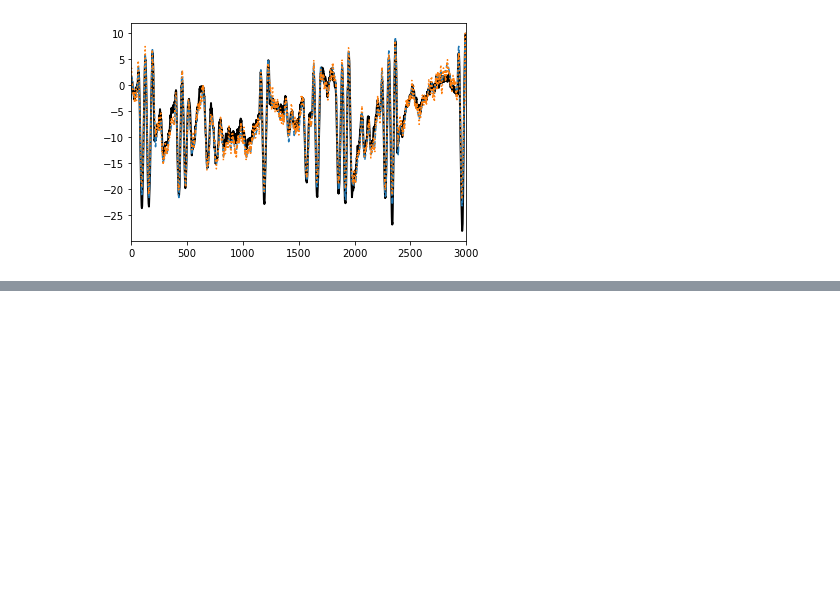
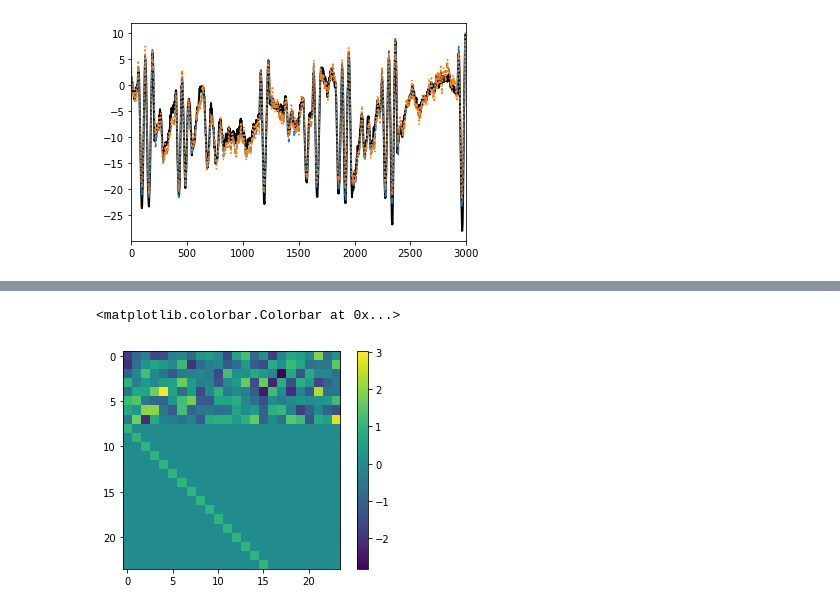
Before and after one commit to themattinthehatt/behavenet, a Jupyter notebook: behavenet/analyses/notebooks/bayesian_decoder.ipynb, the cells around one changed output, grey strips where cells are left out. Drawn from its saved outputs; the diff is of its cells as text; code cells hidden in the pictures; blank space fills up the shorter version.

```diff
--- a/behavenet/analyses/notebooks/bayesian_decoder.ipynb
+++ b/behavenet/analyses/notebooks/bayesian_decoder.ipynb
@@ -494,0 +551,23 @@ plt.xlim(0, 3000)
+# %%
+D = 8
+nlags = 3
+As = npr.randn(nlags, D, D)
+
+# Make the big A matrix
+big_As = np.zeros((D * nlags, D * nlags))
+for l in range(nlags):
+    big_As[:D, D*l:D*(l+1)] = As[l]
+    if l < nlags - 1:
+        big_As[(l+1)*D:(l+2)*D, l*D:(l+1)*D] = np.eye(D)
+
+plt.imshow(big_As)
+plt.colorbar()
+
+# Make the big Q (covariance) matrix
+big_Q = np.zeros((D * nlags, D * nlags))
+big_Q[:D, :D] = Q
+for l in range(1, nlags):
+    big_Q[l*D:(l+1)*D, l*D:(l+1)*D] = 1e-8 * np.eye(D)
+# %% [output]
+<matplotlib.colorbar.Colorbar at 0x...>
+[figure, added]
```
Also changed, not shown: parts of 11 cells of this notebook, 1 other file.
